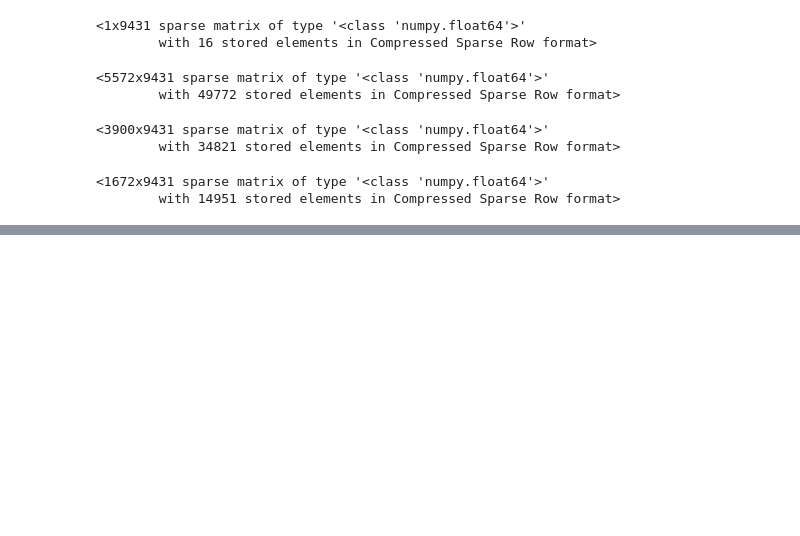
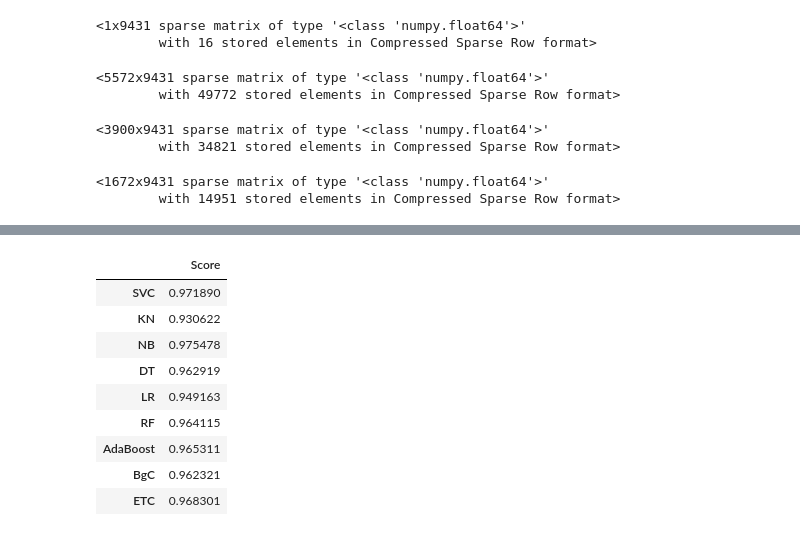
Before and after one commit to segoranov/sms-spam-detection-machine-learning, a Jupyter notebook: sms-spam-detection.ipynb, the cells around one changed output, grey strips where cells are left out. Drawn from its saved outputs; the diff is of its cells as text; code cells hidden in the pictures; blank space fills up the shorter version.

```diff
--- a/sms-spam-detection.ipynb
+++ b/sms-spam-detection.ipynb
@@ -399,0 +450,2 @@ data_tfidf_test
+# %%
+clfs = {'SVC' : svc,'KN' : knc, 'NB': mnb, 'DT': dtc, 'LR': lrc, 'RF': rfc, 'AdaBoost': abc, 'BgC': bc, 'ETC': etc}
@@ -399,0 +464,14 @@ data_tfidf_test
+# %%
+df = pd.DataFrame.from_items(pred_scores, orient='index', columns=['Score'])
+df
+# %% [output]
+|  | Score |
+| SVC | 0.971890 |
+| KN | 0.930622 |
+| NB | 0.975478 |
+| DT | 0.962919 |
+| LR | 0.949163 |
+| RF | 0.964115 |
+| AdaBoost | 0.965311 |
+| BgC | 0.962321 |
+| ETC | 0.968301 |
```
Also changed, not shown: parts of 10 cells of this notebook.
